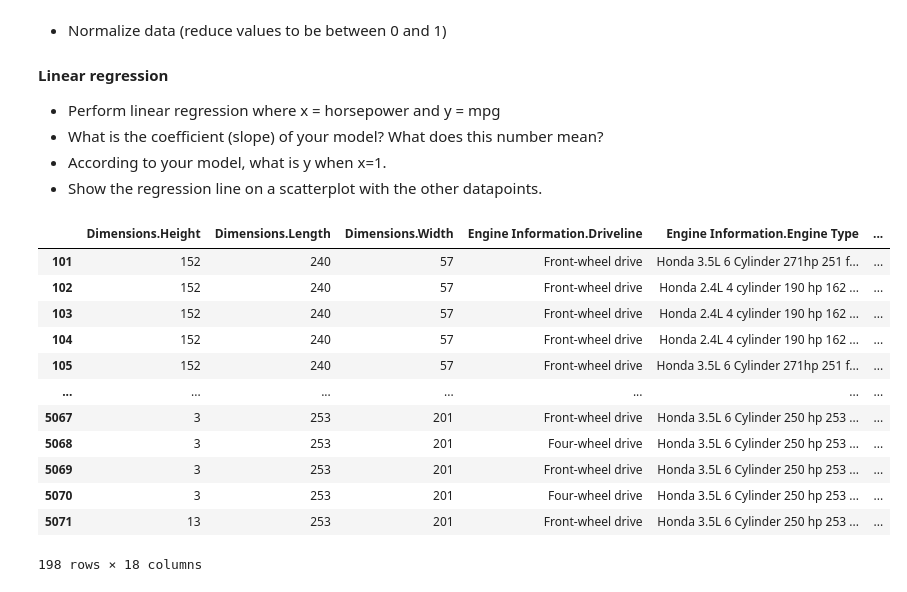
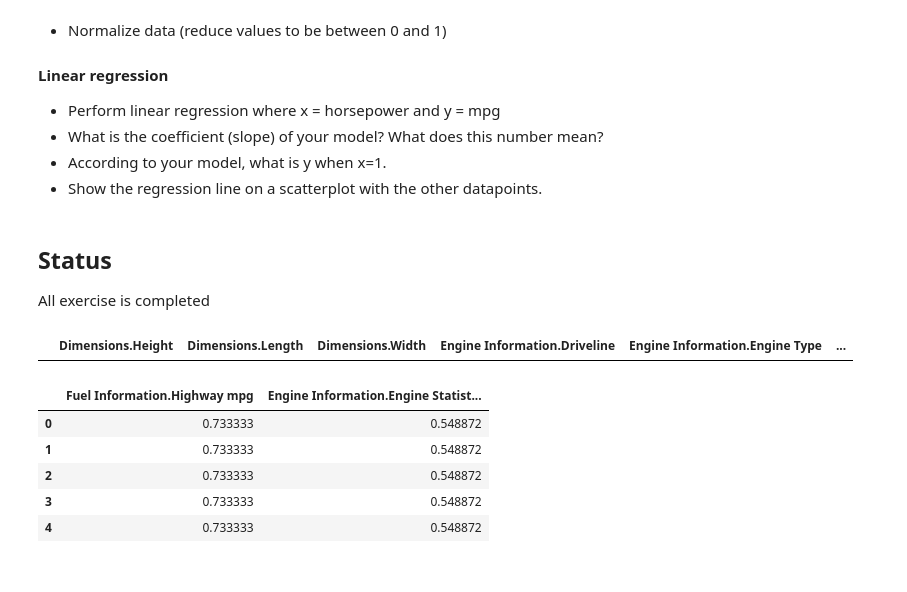
Before and after one commit to Abed01-lab/python_handin_template, a Jupyter notebook: Week9.ipynb, the cells around one changed output. Drawn from its saved outputs; the diff is of its cells as text; code cells hidden in the pictures.

```diff
--- a/Week9.ipynb
+++ b/Week9.ipynb
@@ -23,26 +23,40 @@ Data = 'https://think.cs.vt.edu/corgis/datasets/csv/cars/cars.csv'
 - What is the coefficient (slope) of your model? What does this number mean?
 - According to your model, what is y when x=1.
 - Show the regression line on a scatterplot with the other datapoints.
+# %% [markdown]
+## Status
+All exercise is completed
 # %%
 import pandas as pd
+import numpy as np
 
 url = 'https://think.cs.vt.edu/corgis/datasets/csv/cars/cars.csv'
 df = pd.read_csv(url)
-df.head()
-df = df.loc[df['Identification.Make'] == 'Honda']
-df = df.loc[df['Fuel Information.Fuel Type'] == 'Gasoline']
-df
+df.head(0)
 # %% [output]
 |  | Dimensions.Height | Dimensions.Length | Dimensions.Width | Engine Information.Driveline | Engine Information.Engine Type | ... |
-| 101 | 152 | 240 | 57 | Front-wheel drive | Honda 3.5L 6 Cylinder 271hp 251 f... | ... |
-| 102 | 152 | 240 | 57 | Front-wheel drive | Honda 2.4L 4 cylinder 190 hp 162 ... | ... |
-| 103 | 152 | 240 | 57 | Front-wheel drive | Honda 2.4L 4 cylinder 190 hp 162 ... | ... |
-| 104 | 152 | 240 | 57 | Front-wheel drive | Honda 2.4L 4 cylinder 190 hp 162 ... | ... |
-| 105 | 152 | 240 | 57 | Front-wheel drive | Honda 3.5L 6 Cylinder 271hp 251 f... | ... |
-| ... | ... | ... | ... | ... | ... | ... |
-| 5067 | 3 | 253 | 201 | Front-wheel drive | Honda 3.5L 6 Cylinder 250 hp 253 ... | ... |
-| 5068 | 3 | 253 | 201 | Four-wheel drive | Honda 3.5L 6 Cylinder 250 hp 253 ... | ... |
-| 5069 | 3 | 253 | 201 | Front-wheel drive | Honda 3.5L 6 Cylinder 250 hp 253 ... | ... |
-| 5070 | 3 | 253 | 201 | Four-wheel drive | Honda 3.5L 6 Cylinder 250 hp 253 ... | ... |
-| 5071 | 13 | 253 | 201 | Front-wheel drive | Honda 3.5L 6 Cylinder 250 hp 253 ... | ... |
-198 rows × 18 columns
+# %%
+from sklearn import preprocessing
+
+df = df.loc[df['Identification.Make'] == 'Honda']
+df = df.loc[df['Fuel Information.Fuel Type'] == 'Gasoline']
+
+
+df2 = df.loc[(df['Engine Information.Engine Statistics.Horsepower'] < df['Engine Information.Engine Statistics.Horsepower'].quantile(0.90)) &
+             (df['Fuel Information.Highway mpg'] < df['Fuel Information.Highway mpg'].quantile(0.90))]
+
+df3 = df2[['Fuel Information.Highway mpg', 'Engine Information.Engine Statistics.Horsepower']]
+
+
+scaler = preprocessing.MinMaxScaler()
+d = scaler.fit_transform(df3)
+scaled = pd.DataFrame(d, columns=df3.columns)
+
+scaled.head()
+# %% [output]
+|  | Fuel Information.Highway mpg | Engine Information.Engine Statist... |
+| 0 | 0.733333 | 0.548872 |
+| 1 | 0.733333 | 0.548872 |
+| 2 | 0.733333 | 0.548872 |
+| 3 | 0.733333 | 0.548872 |
+| 4 | 0.733333 | 0.548872 |
```
Also changed, not shown: parts of 4 cells of this notebook, 6 other files.
